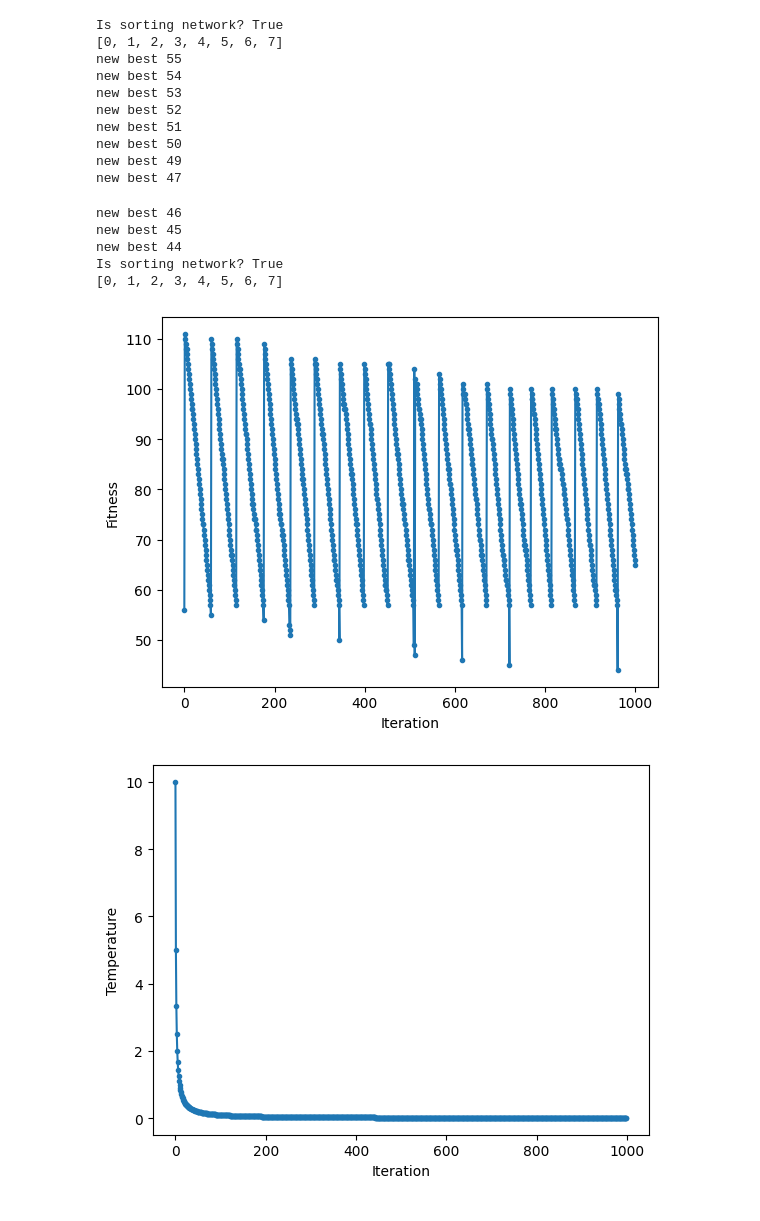
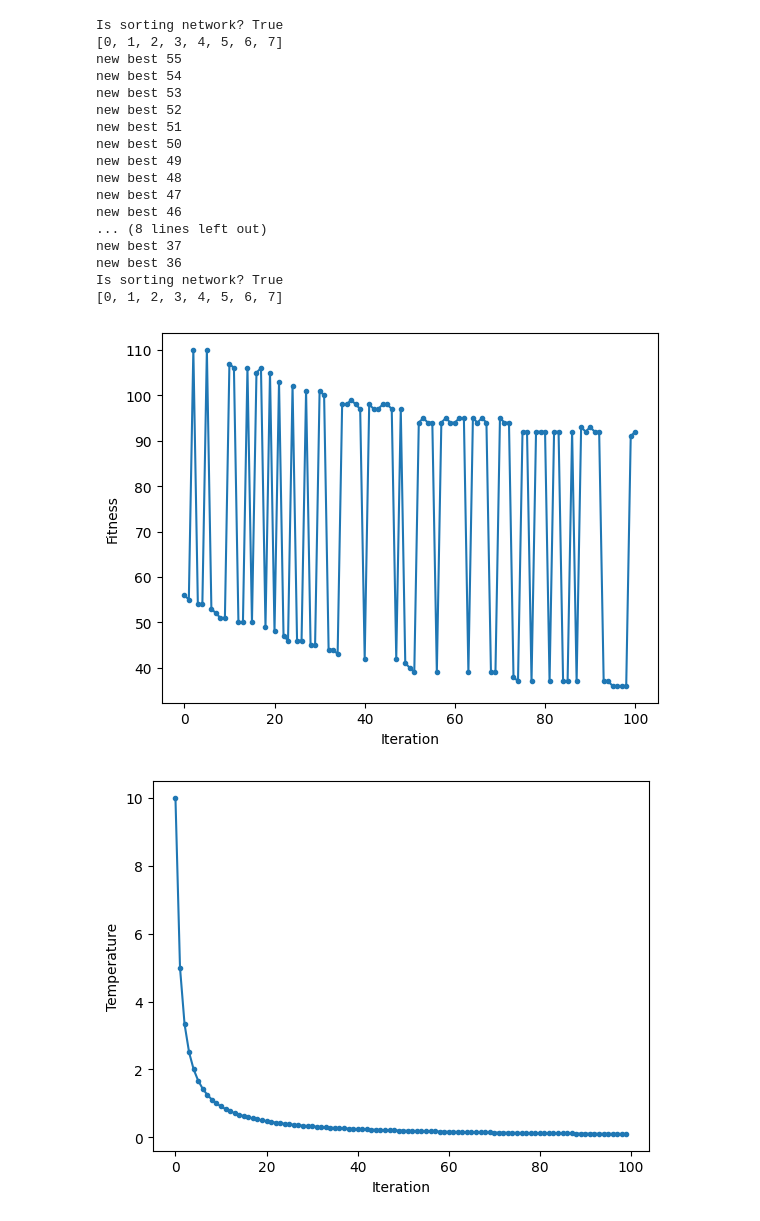
Before and after one commit to AlesKas/SchoolFIT, a Jupyter notebook: EVO/proj/main.ipynb, the cells around one changed output. Saved outputs shown, nothing was run; the diff lists cells and outputs as text; code cells hidden in the pictures.

```diff
--- a/EVO/proj/main.ipynb
+++ b/EVO/proj/main.ipynb
@@ -80,6 +80,7 @@ class SortingNetwork():
             # is_network = self.is_sorting_network(candidate)
             # print(f"{curr} {is_network}")
             candidate_eval = self.objective(candidate)
+            curr_eval = self.objective(curr)
             # print(f"{candidate_eval} < {best_eval} {is_network}")
             if candidate_eval < best_eval:# and is_network:
                 print(f'new best {candidate_eval}')
@@ -88,7 +89,7 @@ class SortingNetwork():
             t = temp / float(i + 1)
             metropolis = np.exp(-diff / t)
             curr = best
-            if diff > 0 or np.random.rand() < metropolis:
+            if diff > 0 and random.randint(0, temp) < metropolis:
                 # store the new current point
                 curr, curr_eval = candidate, candidate_eval
             temps.append(t)
@@ -102,42 +103,44 @@ print(f"Is sorting network? {network.is_sorting_network(network.comparators)}")
 
 arr = network.sort(None)
 print(arr)
-best, score, scores, temps, best_scores = network.simulated_annealing(1000, 10, 0.1)
+best, score, scores, temps, best_scores = network.simulated_annealing(100, 10, 0.5)
 # print(best)
 print(f"Is sorting network? {network.is_sorting_network(best)}")
 print(network.sort(best))
 
 pyplot.plot(scores, '.-')
 pyplot.xlabel('Iteration')
 pyplot.ylabel('Fitness')
 pyplot.show()
 
 pyplot.figure()
 pyplot.plot(temps, '.-')
 pyplot.xlabel('Iteration')
 pyplot.ylabel('Temperature')
 pyplot.show()
 
 pyplot.figure()
 pyplot.plot(best_scores, '.-')
 pyplot.xlabel('Iteration')
 pyplot.ylabel('Best fitness')
 pyplot.show()
 # %% [output]
 Is sorting network? True
 [0, 1, 2, 3, 4, 5, 6, 7]
 new best 55
 new best 54
 new best 53
 new best 52
 new best 51
 new best 50
 new best 49
+new best 48
 new best 47
+new best 46
+... (8 lines left out)
+new best 37
+new best 36
+Is sorting network? True
+[0, 1, 2, 3, 4, 5, 6, 7]
-new best 46
-new best 45
-new best 44
-Is sorting network? True
-[0, 1, 2, 3, 4, 5, 6, 7]
-[figure, old version]
+[figure, new version]
-[figure, old version]
+[figure, new version]
```
Also changed, not shown: parts of 1 cell of this notebook.
